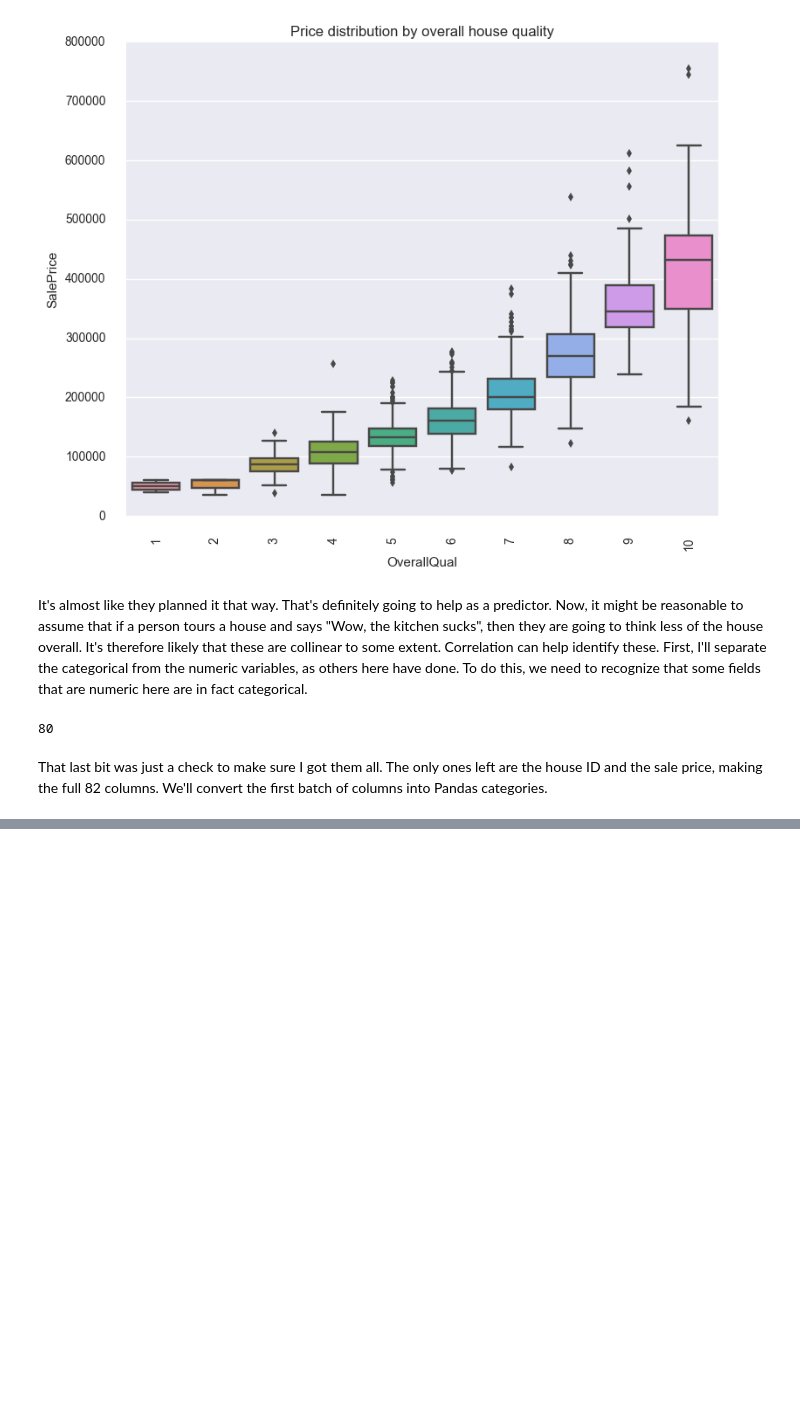
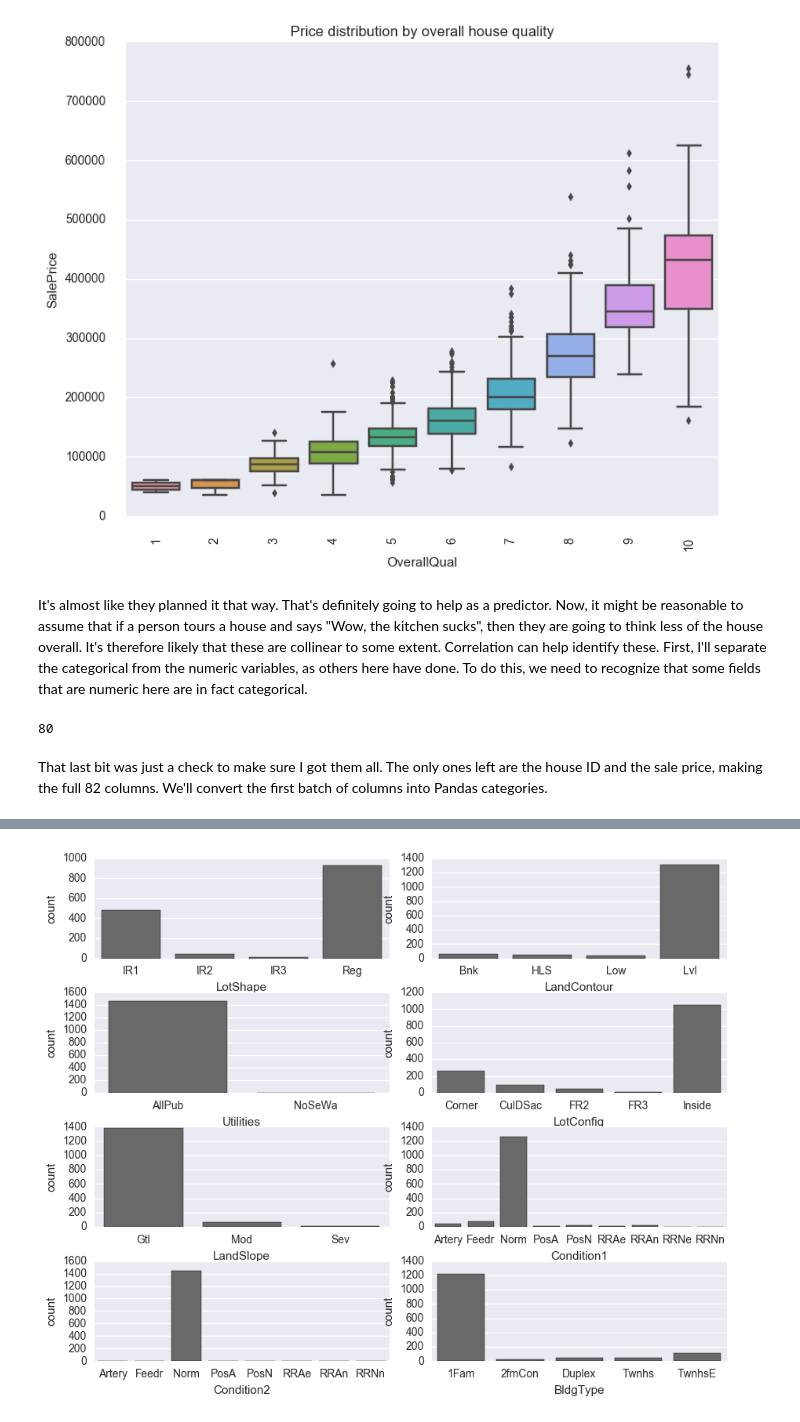
Before and after one commit to jdunavin/Homes, a Jupyter notebook: Ames IA home prices.ipynb, the cells around one changed output, grey strips where cells are left out. Cells and saved outputs as stored; diff of their text form; code cells hidden in the pictures; blank space fills up the shorter version.

```diff
--- a/Ames IA home prices.ipynb
+++ b/Ames IA home prices.ipynb
@@ -176,0 +195,14 @@ Now, let's recreate the graphs found in [this kernel](https://www.kaggle.com/not
+# %%
+fig, axes = plt.subplots(nrows=4, ncols=2)
+fig.tight_layout()
+sb.countplot(x=to_cat[4], data=train, ax=axes[0,0], color='dimgrey')
+sb.countplot(x=to_cat[5], data=train, ax=axes[0,1], color='dimgrey')
+sb.countplot(x=to_cat[6], data=train, ax=axes[1,0], color='dimgrey')
+sb.countplot(x=to_cat[7], data=train, ax=axes[1,1], color='dimgrey')
+sb.countplot(x=to_cat[8], data=train, ax=axes[2,0], color='dimgrey')
+sb.countplot(x=to_cat[10], data=train, ax=axes[2,1], color='dimgrey')
+sb.countplot(x=to_cat[11], data=train, ax=axes[3,0], color='dimgrey')
+sb.countplot(x=to_cat[12], data=train, ax=axes[3,1], color='dimgrey')
+plt.show()
+# %% [output]
+[figure, added]
```
Also changed, not shown: parts of 4 cells of this notebook.
